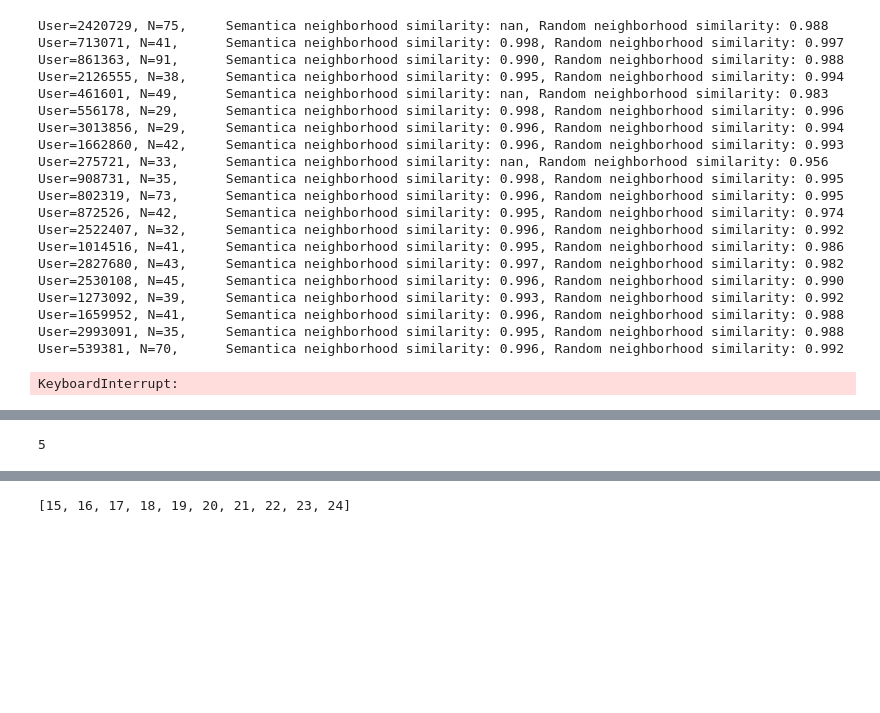
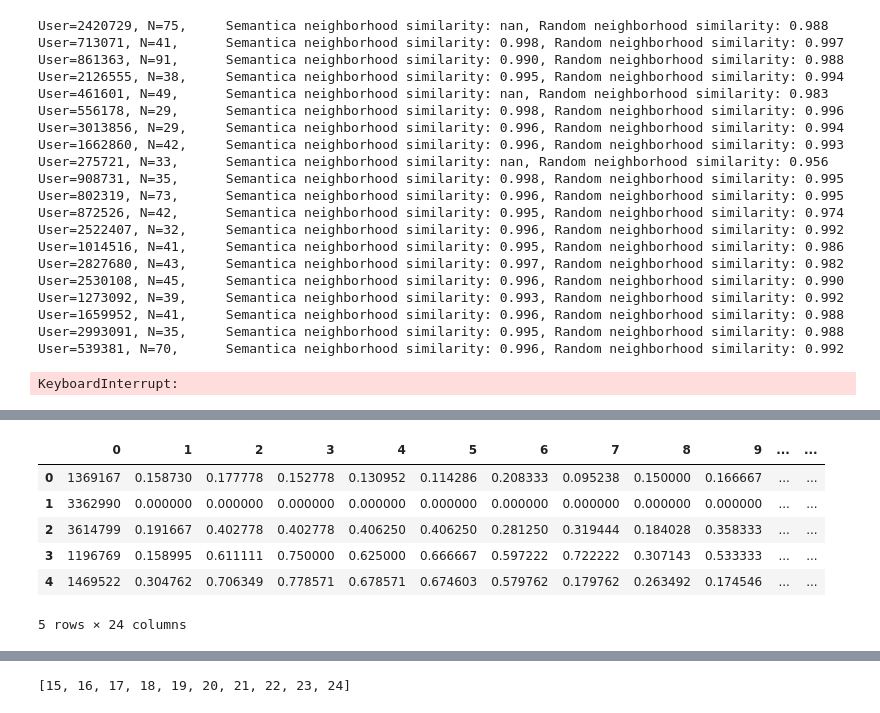
Before and after one commit to mg98/autonomos, a Jupyter notebook: notebook.ipynb, the cells around one changed output, grey strips where cells are left out. Saved outputs shown, nothing was run; the diff lists cells and outputs as text; code cells hidden in the pictures; blank space fills up the shorter version.

```diff
--- a/notebook.ipynb
+++ b/notebook.ipynb
@@ -553,4 +473,16 @@ bm25 = BM25Okapi([tokenize(doc.title) for doc in dataset.docs_iter()])
-# %%
-10//2
-# %% [output]
-5
+# %%
+import pandas as pd
+import numpy as np
+import matplotlib.pyplot as plt
+
+# Load the poisoning results from TSV file
+poison_results = pd.read_csv('results.tsv', sep='\t', header=None)
+poison_results.head()
+# %% [output]
+|  | 0 | 1 | 2 | 3 | 4 | 5 | 6 | 7 | 8 | 9 | ... | ... |
+| 0 | 1369167 | 0.158730 | 0.177778 | 0.152778 | 0.130952 | 0.114286 | 0.208333 | 0.095238 | 0.150000 | 0.166667 | ... | ... |
+| 1 | 3362990 | 0.000000 | 0.000000 | 0.000000 | 0.000000 | 0.000000 | 0.000000 | 0.000000 | 0.000000 | 0.000000 | ... | ... |
+| 2 | 3614799 | 0.191667 | 0.402778 | 0.402778 | 0.406250 | 0.406250 | 0.281250 | 0.319444 | 0.184028 | 0.358333 | ... | ... |
+| 3 | 1196769 | 0.158995 | 0.611111 | 0.750000 | 0.625000 | 0.666667 | 0.597222 | 0.722222 | 0.307143 | 0.533333 | ... | ... |
+| 4 | 1469522 | 0.304762 | 0.706349 | 0.778571 | 0.678571 | 0.674603 | 0.579762 | 0.179762 | 0.263492 | 0.174546 | ... | ... |
+5 rows × 24 columns
```
Also changed, not shown: parts of 22 cells of this notebook, 30 other files.
